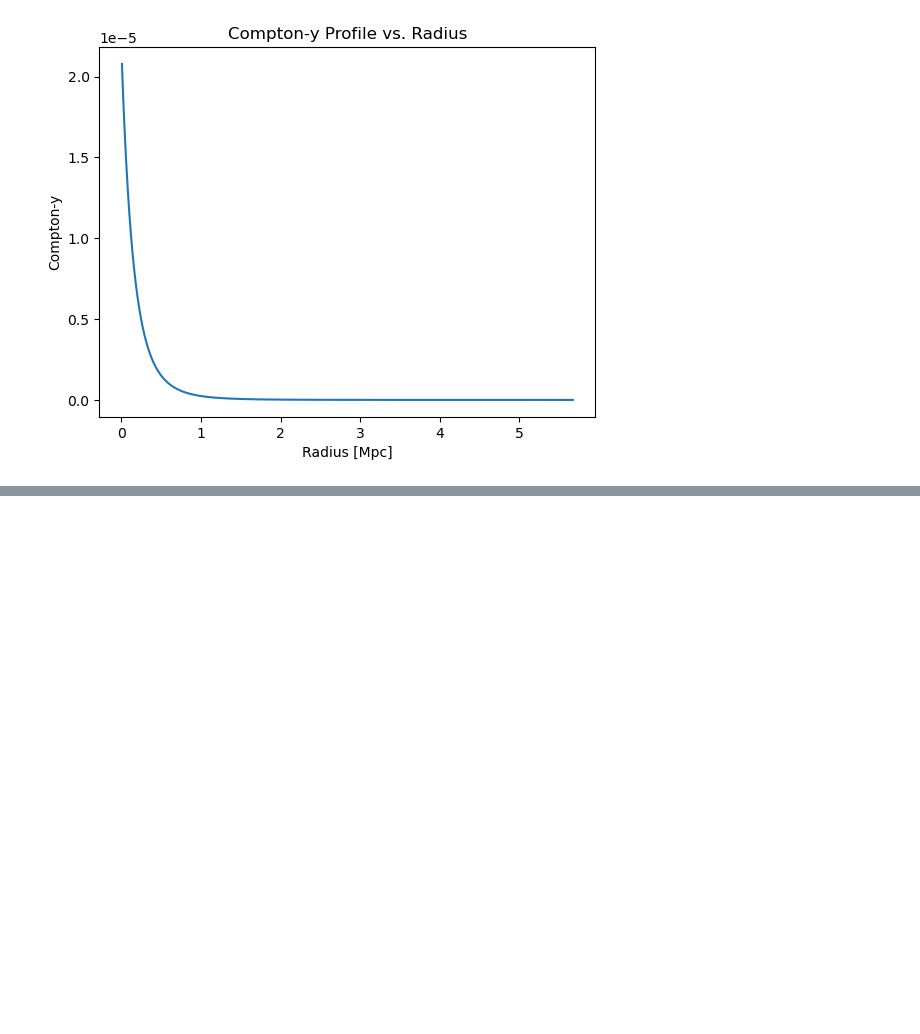
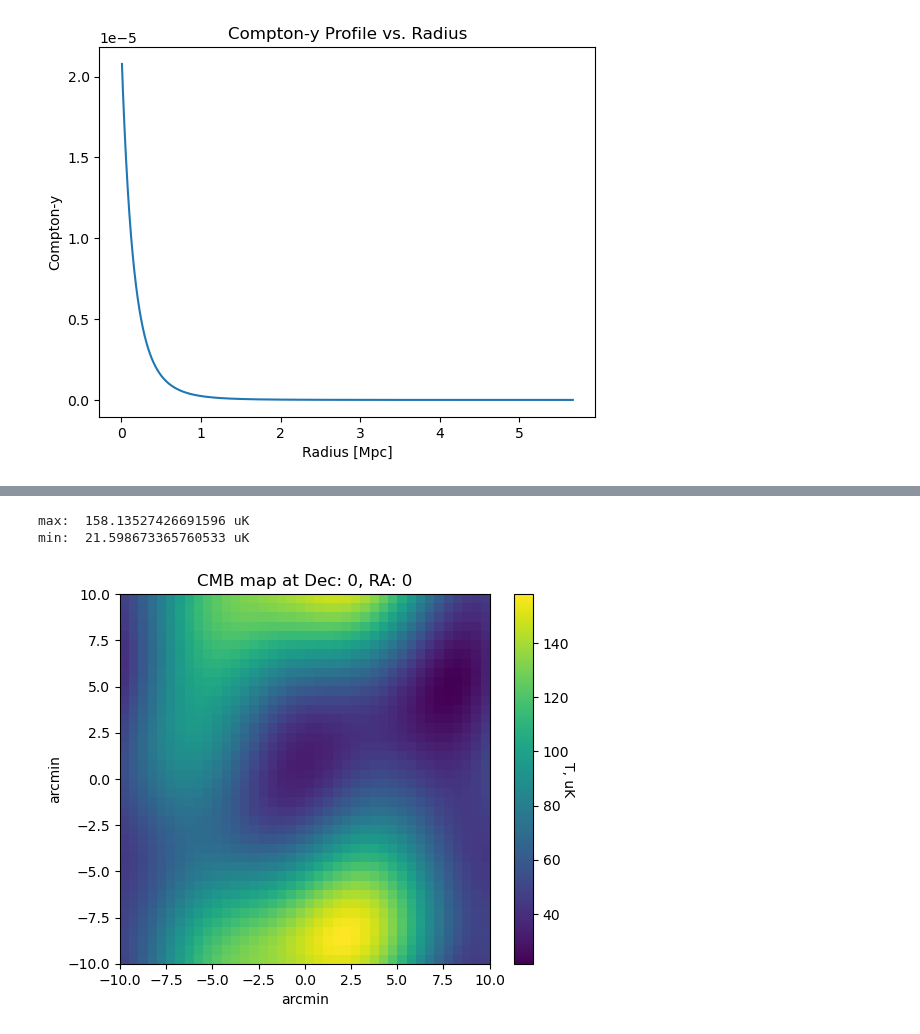
Before and after one commit to deepskies/DeepSZSim, a Jupyter notebook: run_sims.ipynb, the cells around one changed output, grey strips where cells are left out. Cells and saved outputs as stored; diff of their text form; code cells hidden in the pictures; blank space fills up the shorter version.

```diff
--- a/run_sims.ipynb
+++ b/run_sims.ipynb
@@ -171,0 +186,16 @@ UnitConversionError: Can only apply 'greater' function to dimensionless quantiti
+# %%
+cmb_map = omap[0]*u.uK
+im = plt.imshow(cmb_map)
+cbar = plt.colorbar(im)
+im.set_extent([-width,width,-width,width])
+plt.title('CMB map at Dec: 0, RA: 0')
+plt.ylabel('arcmin')
+plt.xlabel('arcmin')
+cbar.set_label('T, uK', rotation=270)
+# This is in units of positive uK
+print("max: ", cmb_map.max())
+print("min: ", cmb_map.min())
+# %% [output]
+max:  158.13527426691596 uK
+min:  21.598673365760533 uK
+[figure, added]
```
Also changed, not shown: parts of 12 cells of this notebook, 1 other file.
